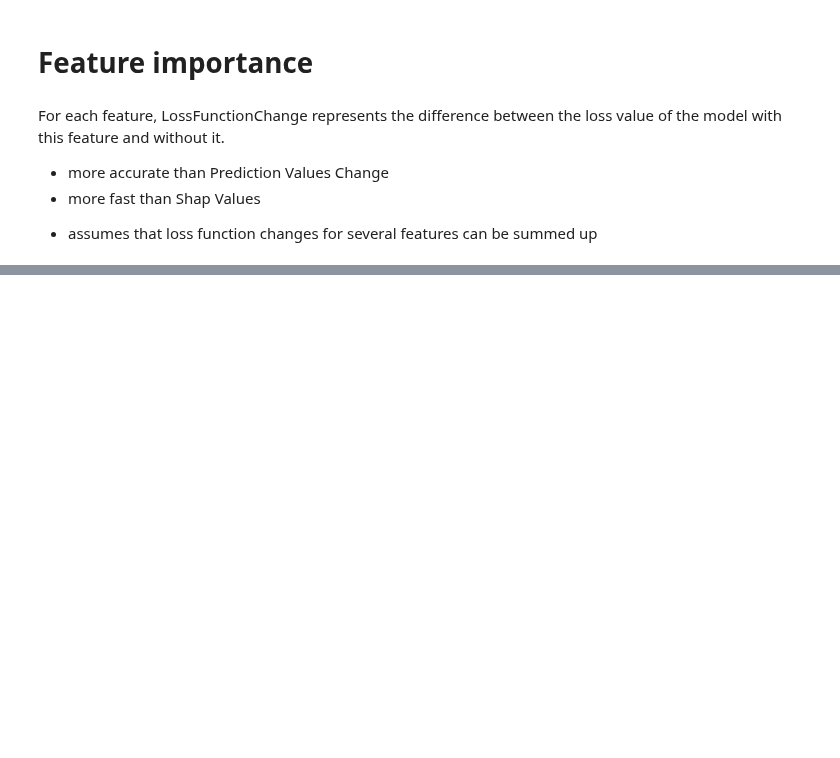
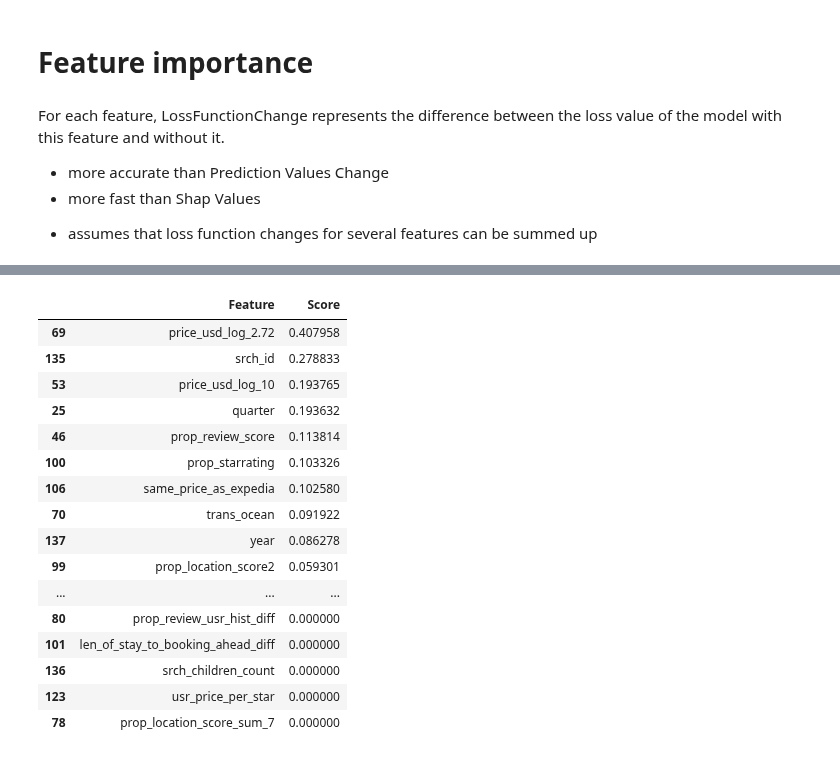
Before and after one commit to OlegBEZb/Personalize-Expedia-Hotel-Searches, a Jupyter notebook: Catboost_ranker_book_click_not.ipynb, the cells around one changed output, grey strips where cells are left out. Saved outputs shown, nothing was run; the diff lists cells and outputs as text; code cells hidden in the pictures; blank space fills up the shorter version.

```diff
--- a/Catboost_ranker_book_click_not.ipynb
+++ b/Catboost_ranker_book_click_not.ipynb
@@ -536,0 +571,21 @@ for method in ['LossFunctionChange']:
+# %%
+pd.set_option('max_rows', None)
+feature_score_SHAP.sort_values('Score', ascending=False)
+# %% [output]
+|  | Feature | Score |
+| 69 | price_usd_log_2.72 | 0.407958 |
+| 135 | srch_id | 0.278833 |
+| 53 | price_usd_log_10 | 0.193765 |
+| 25 | quarter | 0.193632 |
+| 46 | prop_review_score | 0.113814 |
+| 100 | prop_starrating | 0.103326 |
+| 106 | same_price_as_expedia | 0.102580 |
+| 70 | trans_ocean | 0.091922 |
+| 137 | year | 0.086278 |
+| 99 | prop_location_score2 | 0.059301 |
+| ... | ... | ... |
+| 80 | prop_review_usr_hist_diff | 0.000000 |
+| 101 | len_of_stay_to_booking_ahead_diff | 0.000000 |
+| 136 | srch_children_count | 0.000000 |
+| 123 | usr_price_per_star | 0.000000 |
+| 78 | prop_location_score_sum_7 | 0.000000 |
```
Also changed, not shown: parts of 17 cells of this notebook, 4 other files.
